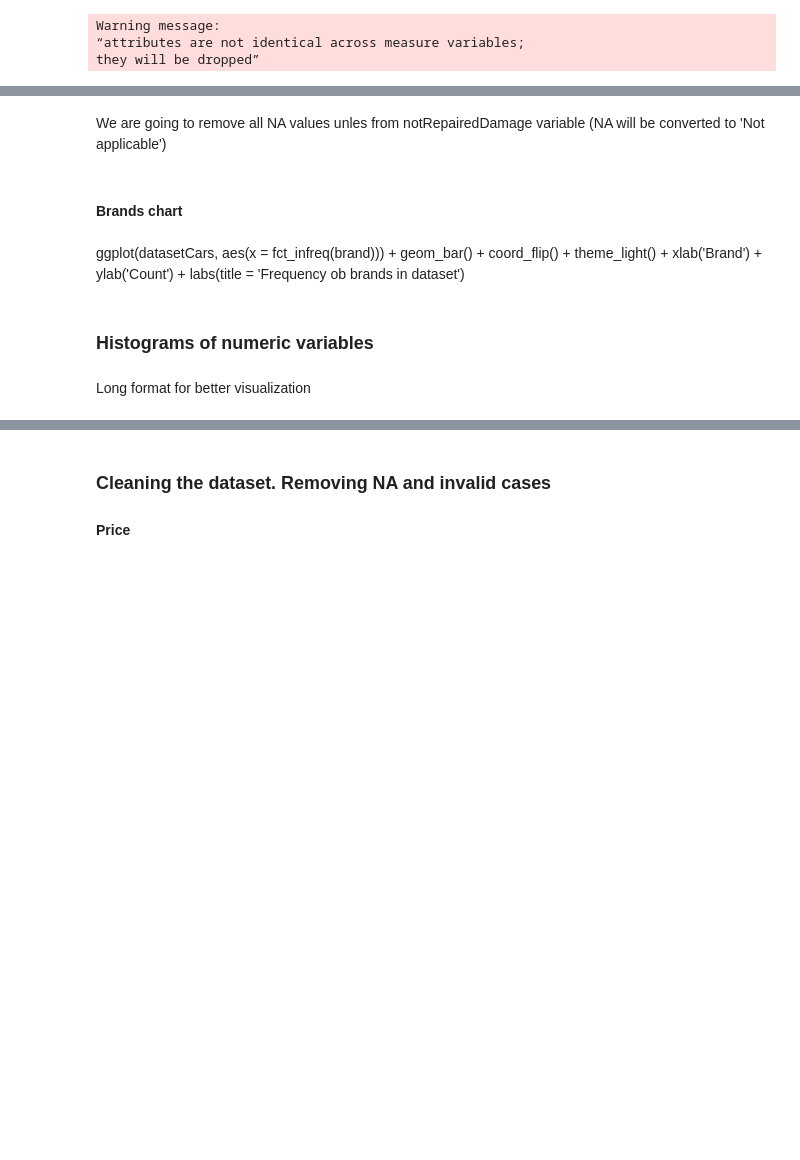
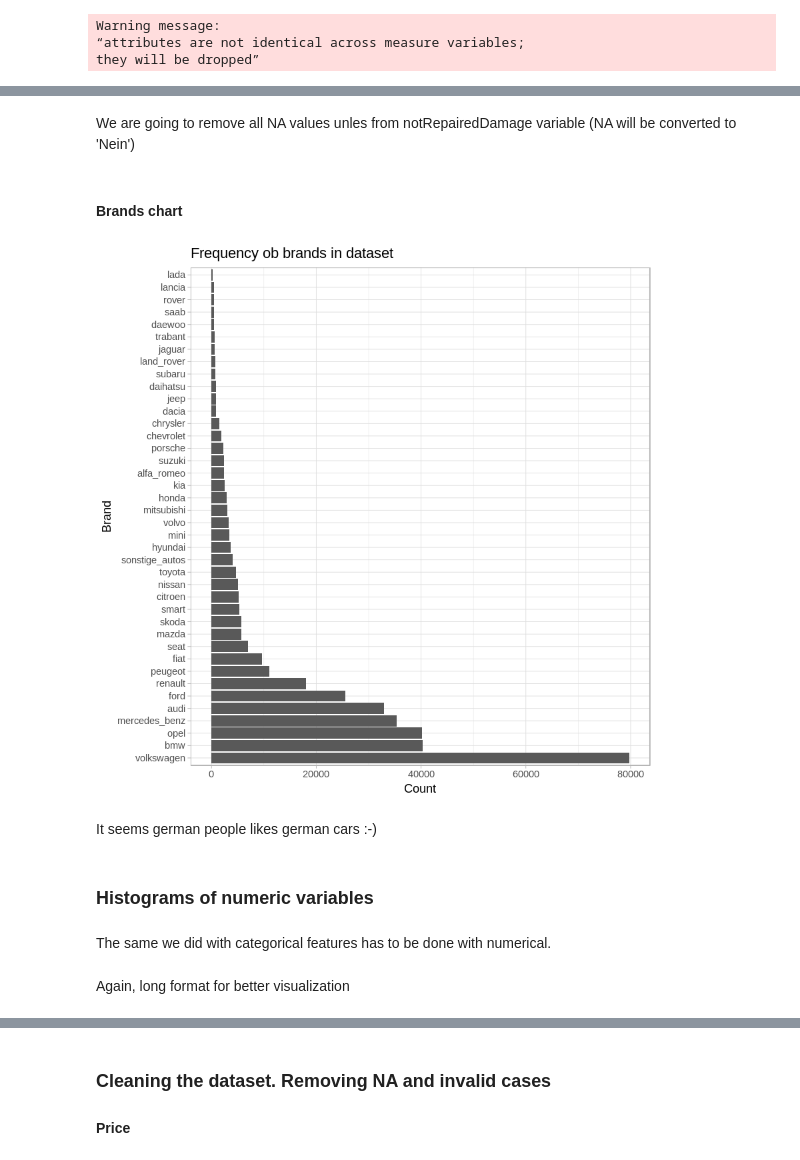
Before and after one commit to rucoma/KSCHOOL_TFM_Used_Cars_Price, a Jupyter notebook: src/Data exploration and cleaning.ipynb, the cells around one changed output, grey strips where cells are left out. Drawn from its saved outputs; the diff is of its cells as text; code cells hidden in the pictures; blank space fills up the shorter version.

```diff
--- a/src/Data exploration and cleaning.ipynb
+++ b/src/Data exploration and cleaning.ipynb
@@ -239,22 +249,28 @@ ggplot(datasetCarsCategorical, aes(value)) +
 # %% [markdown]
-We are going to remove all NA values unles from notRepairedDamage variable (NA will be converted to 'Not applicable')
+We are going to remove all NA values unles from notRepairedDamage variable (NA will be converted to 'Nein')
 # %% [markdown]
 #### Brands chart
-# %% [markdown]
-ggplot(datasetCars, aes(x = fct_infreq(brand))) +
-  geom_bar() +
-  coord_flip() +
-  theme_light() +
-  xlab('Brand') +
-  ylab('Count') +
-  labs(title = 'Frequency ob brands in dataset')
+# %%
+ggplot(datasetCars, aes(x = fct_infreq(brand))) +
+  geom_bar() +
+  coord_flip() +
+  theme_light() +
+  xlab('Brand') +
+  ylab('Count') +
+  labs(title = 'Frequency ob brands in dataset')
+# %% [output]
+[figure, added]
+# %% [markdown]
+It seems german people likes german cars :-)
 # %% [markdown]
 ### Histograms of numeric variables
+# %% [markdown]
+The same we did with categorical features has to be done with numerical.
 # %%
 numericalCols <- c('price', 'yearOfRegistration', 'powerPS', 'kilometer', 'monthOfRegistration')
 datasetCarsNumerical <- datasetCars[, ..numericalCols]
 # %% [markdown]
-Long format for better visualization
+Again, long format for better visualization
 # %%
 datasetCarsNumerical <- datasetCarsNumerical %>% gather()
 # %%
```
Also changed, not shown: parts of 39 cells of this notebook, 3 other files.
